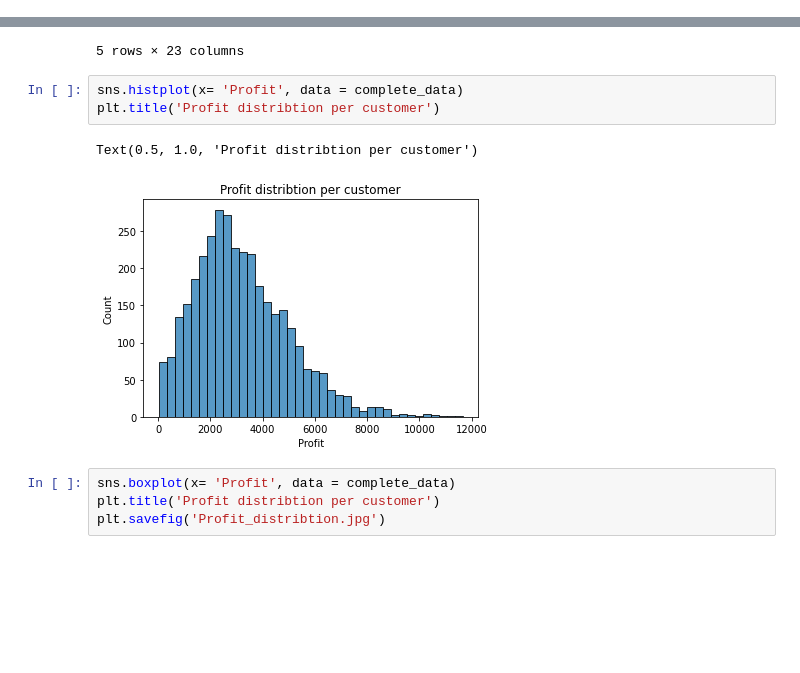
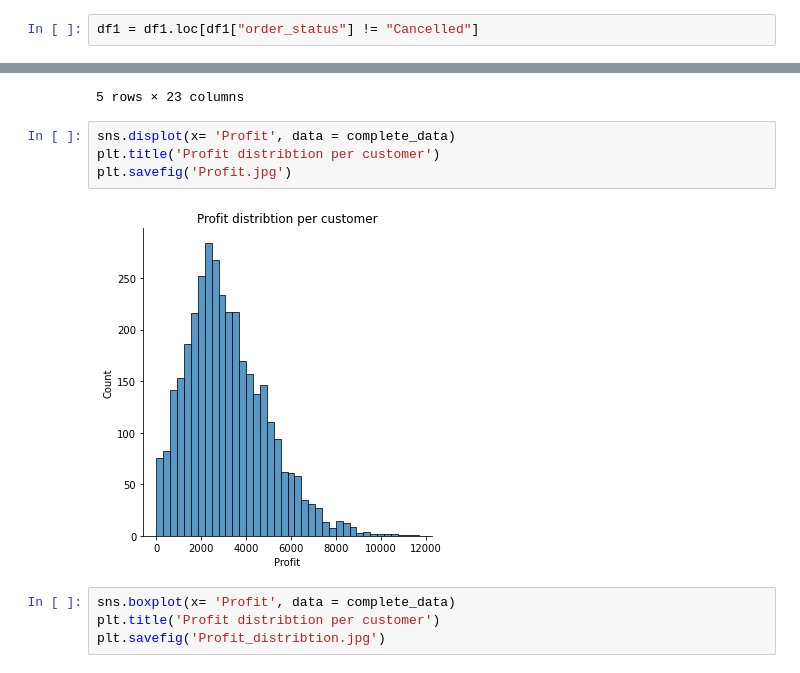
Before and after one commit to Dielvic/KPMG-Analysis-Virtual-Stage, a Jupyter notebook: KPMG_virtual_stage.ipynb, the cells around one changed output, grey strips where cells are left out. Drawn from its saved outputs; the diff is of its cells as text; blank space fills up the shorter version.

```diff
--- a/KPMG_virtual_stage.ipynb
+++ b/KPMG_virtual_stage.ipynb
@@ -371,3 +382,5 @@ df_inner.head()
+# %%
+df1 = df1.loc[df1["order_status"] != "Cancelled"]
 # %%
 # Etude de la variable gender
 df_inner['gender'].value_counts()
@@ -734,11 +782,11 @@ complete_data.head()
 | 4 | 2000 | 2000 | 4.2873 | POLYGON ((151.20278 -33.85631, 15... | 2636 | Carly | Struys | Female | ... |
 5 rows × 23 columns
 # %%
-sns.histplot(x= 'Profit', data = complete_data)
+sns.displot(x= 'Profit', data = complete_data)
 plt.title('Profit distribtion per customer')
+plt.savefig('Profit.jpg')
 # %% [output]
-Text(0.5, 1.0, 'Profit distribtion per customer')
-[figure, old version]
+[figure, new version]
 # %%
 sns.boxplot(x= 'Profit', data = complete_data)
 plt.title('Profit distribtion per customer')
```
Also changed, not shown: parts of 65 cells of this notebook.
